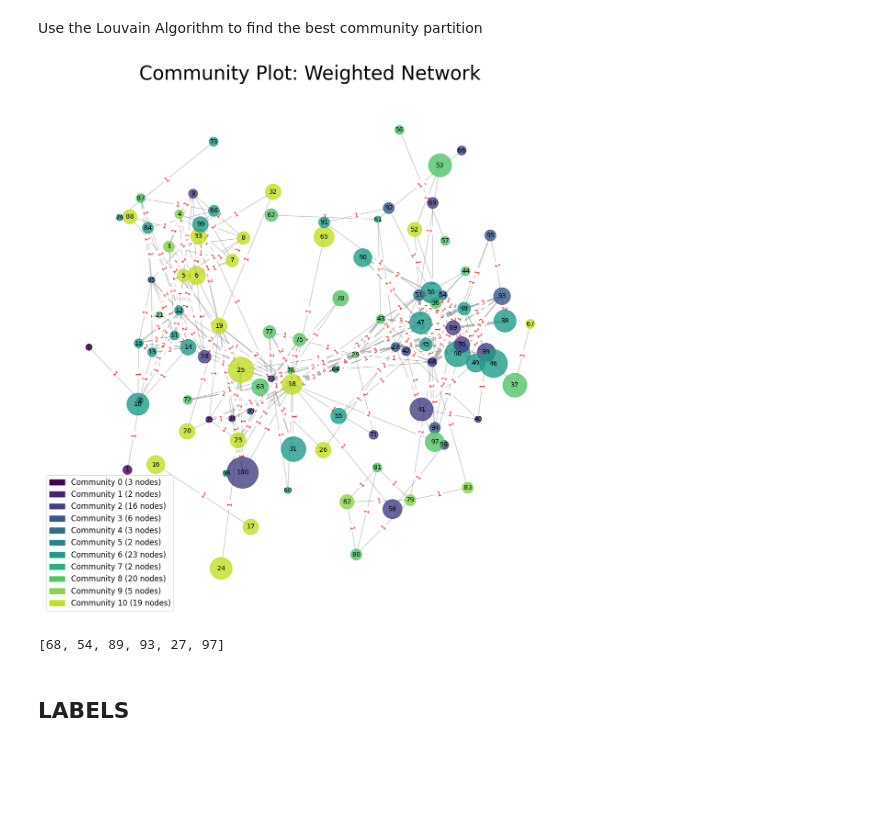
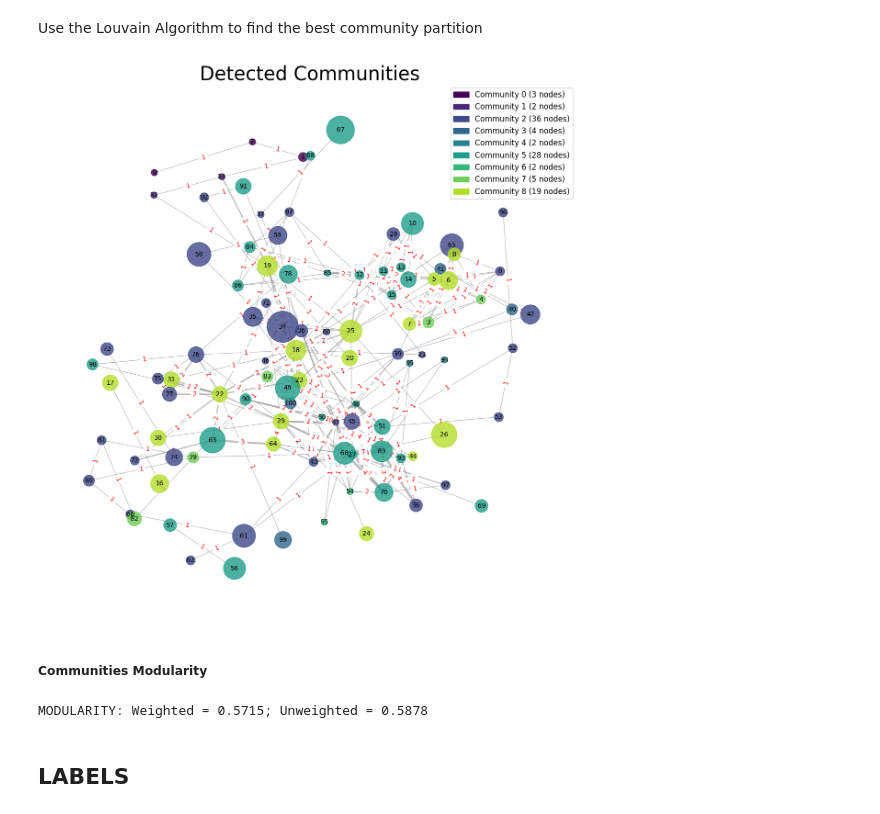
Before and after one commit to Enri98/mafia-network, a Jupyter notebook: project.ipynb, the cells around one changed output. Drawn from its saved outputs; the diff is of its cells as text; code cells hidden in the pictures; blank space fills up the shorter version.

```diff
--- a/project.ipynb
+++ b/project.ipynb
@@ -927,7 +927,7 @@ Top Jaccard Coefficients: {(12, 11): 0.6470588235294118, (47, 45): 0.47619047619
 # %% [markdown]
 Use the Louvain Algorithm to find the best community partition
 # %%
-communities = community.louvain_communities(G, weight='weight', resolution=0.9, seed=69)
+communities = community.louvain_communities(G, weight='weight', resolution=0.8, seed=69)
 # %%
 node_community = {}
 for i, c in enumerate(communities):
@@ -942,39 +942,44 @@ pos = nx.spring_layout(G, k=0.5)
 cmap = plt.get_cmap('viridis')
 
 # Drawing nodes
 # node_sizes = [degree[node] * 100 for node in G.nodes()]
 community_colors = [cmap(i / len(communities)) for i in range(len(communities))]
 node_colors = [community_colors[node_community[node]] for node in G.nodes()]
 
 nx.draw_networkx_nodes(G, pos, node_community.keys(), node_size=node_sizes, node_color=node_colors, alpha=0.8)
 
 # Drawing edges
 edge_weights = [G[u][v]['weight'] for u, v in G.edges()]
 nx.draw_networkx_edges(G, pos, width=edge_weights, alpha=0.5, edge_color='gray')
 
 # Adding labels
 nx.draw_networkx_labels(G, pos, font_size=10, font_color='black')
 
 # Adding edge weight labels
 edge_labels = nx.get_edge_attributes(G, 'weight')
 nx.draw_networkx_edge_labels(G, pos, edge_labels=edge_labels, font_color='red')
 
 # Create legend
 patches = [mpatches.Patch(color=community_colors[i], label=f'Community {i} ({len(communities[i])} nodes)') for i in range(len(communities))]
 plt.legend(handles=patches, loc='best', fontsize=12)
 
 # Title
-plt.title('Community Plot: Weighted Network', fontsize=30)
+plt.title('Detected Communities', fontsize=30)
 
 # Show plot
 plt.axis('off')
 plt.show()
 # %% [output]
-[figure, old version]
+[figure, new version]
-# %%
-list(G.neighbors(70))
-# %% [output]
-[68, 54, 89, 93, 27, 97]
+# %% [markdown]
+##### Communities Modularity
+# %%
+modularity_communities = nx.community.modularity(G, communities=communities, weight='weight')
+modularity_communities_u = nx.community.modularity(Gu, communities=communities, weight=None)
+
+print(f'MODULARITY: Weighted = {modularity_communities:.4f}; Unweighted = {modularity_communities_u:.4f}')
+# %% [output]
+MODULARITY: Weighted = 0.5715; Unweighted = 0.5878
 # %% [markdown]
 ## LABELS
 # %% [markdown]
```
Also changed, not shown: parts of 12 cells of this notebook.
